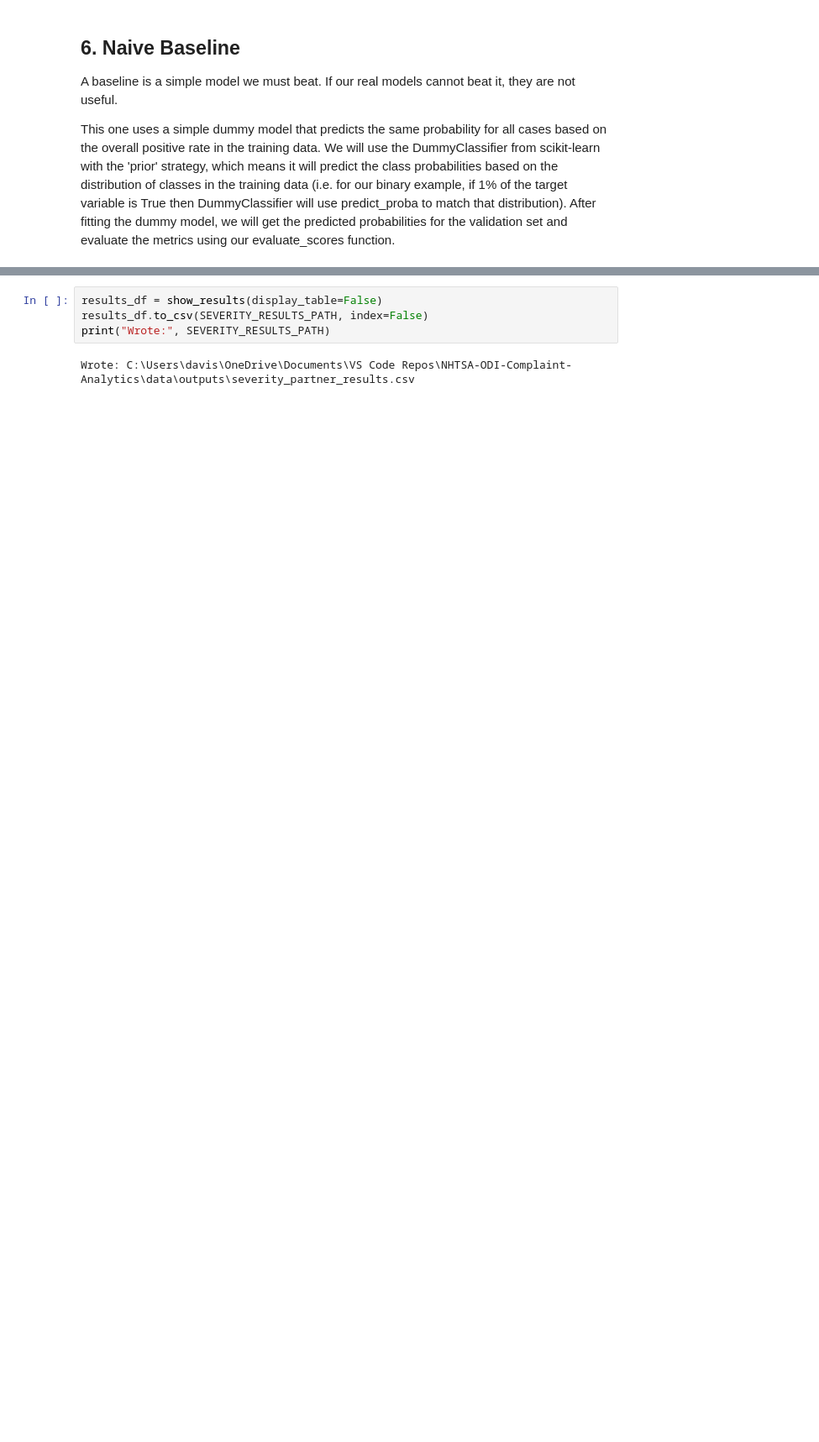
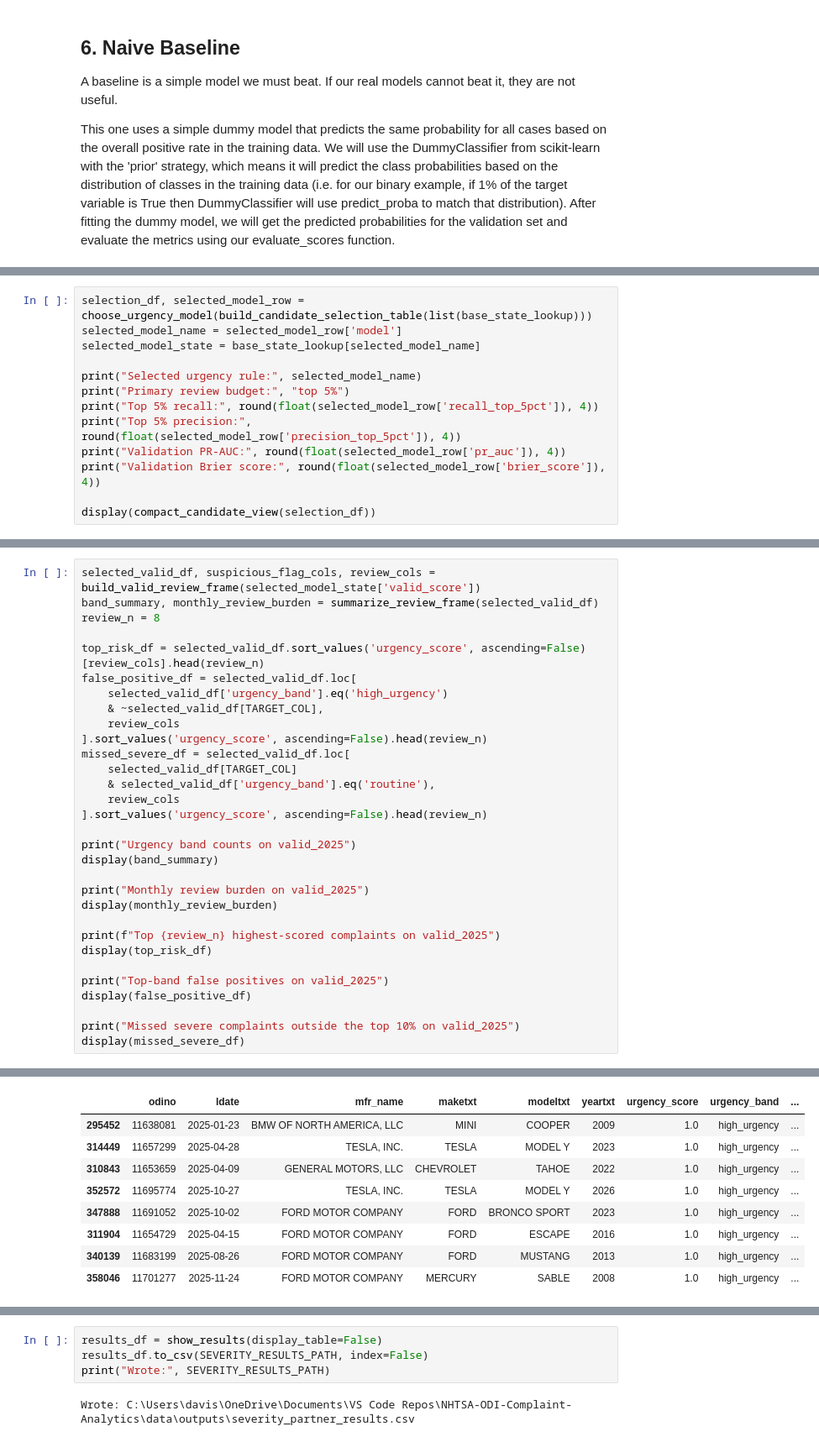
Before and after one commit to DavisM1212/NHTSA-ODI-Complaint-Analytics, a Jupyter notebook: notebooks/Severity_Ranking_Framework.ipynb, the cells around one changed output, grey strips where cells are left out. Shown at 84% size. Saved outputs shown, nothing was run; the diff lists cells and outputs as text; blank space fills up the shorter version.

```diff
--- a/notebooks/Severity_Ranking_Framework.ipynb
+++ b/notebooks/Severity_Ranking_Framework.ipynb
@@ -954,0 +1360,13 @@ This cell writes the compact exploratory results summary used for sharing notebo
+# %%
+selection_df, selected_model_row = choose_urgency_model(build_candidate_selection_table(list(base_state_lookup)))
+selected_model_name = selected_model_row['model']
+selected_model_state = base_state_lookup[selected_model_name]
+
+print("Selected urgency rule:", selected_model_name)
+print("Primary review budget:", "top 5%")
+print("Top 5% recall:", round(float(selected_model_row['recall_top_5pct']), 4))
+print("Top 5% precision:", round(float(selected_model_row['precision_top_5pct']), 4))
+print("Validation PR-AUC:", round(float(selected_model_row['pr_auc']), 4))
+print("Validation Brier score:", round(float(selected_model_row['brier_score']), 4))
+
+display(compact_candidate_view(selection_df))
@@ -954,0 +1389,32 @@ This cell writes the compact exploratory results summary used for sharing notebo
+# %%
+selected_valid_df, suspicious_flag_cols, review_cols = build_valid_review_frame(selected_model_state['valid_score'])
+band_summary, monthly_review_burden = summarize_review_frame(selected_valid_df)
+review_n = 8
+
+top_risk_df = selected_valid_df.sort_values('urgency_score', ascending=False)[review_cols].head(review_n)
+false_positive_df = selected_valid_df.loc[
+    selected_valid_df['urgency_band'].eq('high_urgency')
+    & ~selected_valid_df[TARGET_COL],
+    review_cols
+].sort_values('urgency_score', ascending=False).head(review_n)
+missed_severe_df = selected_valid_df.loc[
+    selected_valid_df[TARGET_COL]
+    & selected_valid_df['urgency_band'].eq('routine'),
+    review_cols
+].sort_values('urgency_score', ascending=False).head(review_n)
+
+print("Urgency band counts on valid_2025")
+display(band_summary)
+
+print("Monthly review burden on valid_2025")
+display(monthly_review_burden)
+
+print(f"Top {review_n} highest-scored complaints on valid_2025")
+display(top_risk_df)
+
+print("Top-band false positives on valid_2025")
+display(false_positive_df)
+
+print("Missed severe complaints outside the top 10% on valid_2025")
+display(missed_severe_df)
+# %% [output]
@@ -954,0 +1442,9 @@ This cell writes the compact exploratory results summary used for sharing notebo
+|  | odino | ldate | mfr_name | maketxt | modeltxt | yeartxt | urgency_score | urgency_band | ... |
+| 295452 | 11638081 | 2025-01-23 | BMW OF NORTH AMERICA, LLC | MINI | COOPER | 2009 | 1.0 | high_urgency | ... |
+| 314449 | 11657299 | 2025-04-28 | TESLA, INC. | TESLA | MODEL Y | 2023 | 1.0 | high_urgency | ... |
+| 310843 | 11653659 | 2025-04-09 | GENERAL MOTORS, LLC | CHEVROLET | TAHOE | 2022 | 1.0 | high_urgency | ... |
+| 352572 | 11695774 | 2025-10-27 | TESLA, INC. | TESLA | MODEL Y | 2026 | 1.0 | high_urgency | ... |
+| 347888 | 11691052 | 2025-10-02 | FORD MOTOR COMPANY | FORD | BRONCO SPORT | 2023 | 1.0 | high_urgency | ... |
+| 311904 | 11654729 | 2025-04-15 | FORD MOTOR COMPANY | FORD | ESCAPE | 2016 | 1.0 | high_urgency | ... |
+| 340139 | 11683199 | 2025-08-26 | FORD MOTOR COMPANY | FORD | MUSTANG | 2013 | 1.0 | high_urgency | ... |
+| 358046 | 11701277 | 2025-11-24 | FORD MOTOR COMPANY | MERCURY | SABLE | 2008 | 1.0 | high_urgency | ... |
```
Also changed, not shown: parts of 71 cells of this notebook.
